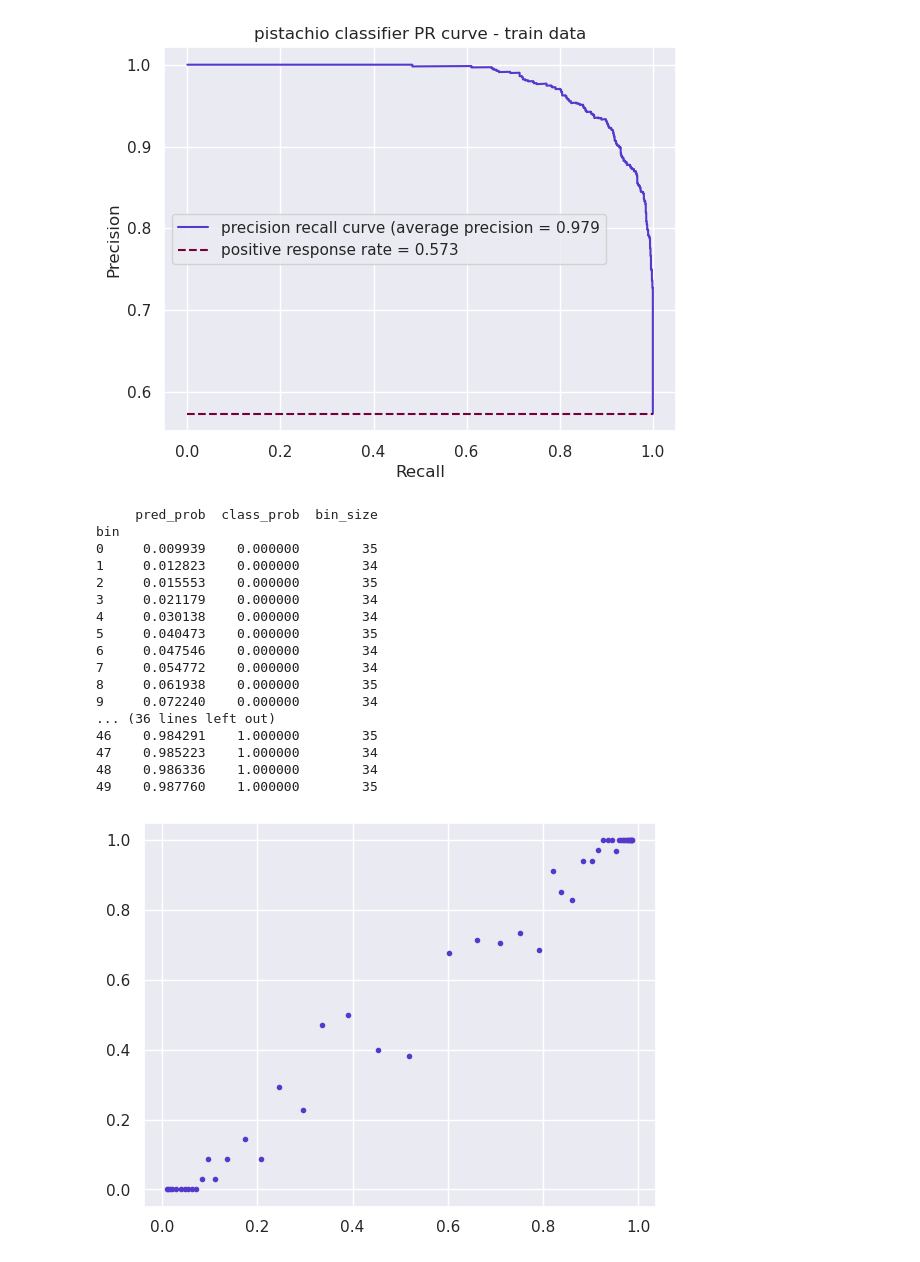
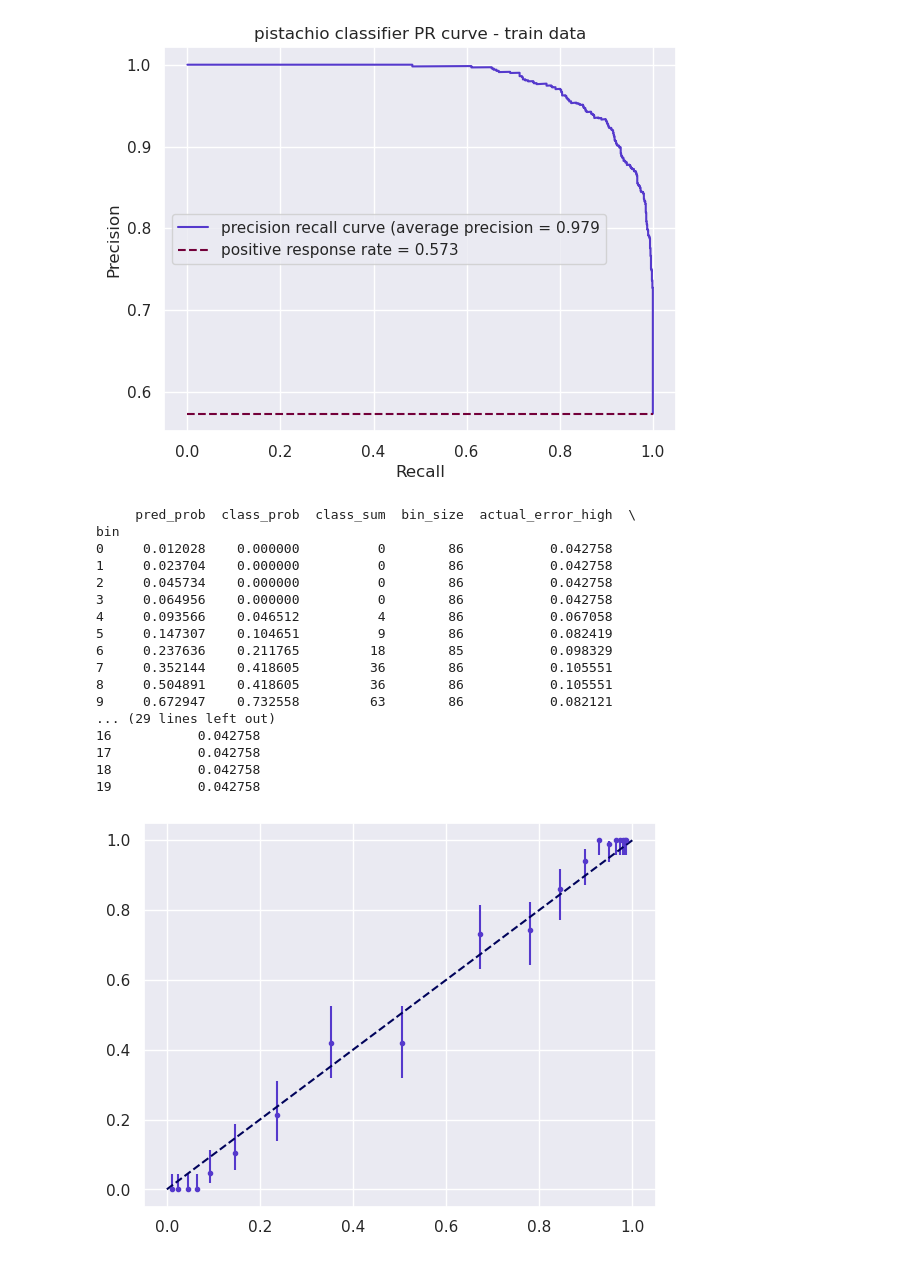
Before and after one commit to petethegreat/pistachio_mlops, a Jupyter notebook: notebook/pistachio.ipynb, the cells around one changed output. Drawn from its saved outputs; the diff is of its cells as text; code cells hidden in the pictures.

```diff
--- a/notebook/pistachio.ipynb
+++ b/notebook/pistachio.ipynb
@@ -715,42 +715,58 @@ fig.savefig('./figures/train_PR_plot.png')
 [figure]
 # %%
 # probability calibration
+import statsmodels
+#statsmodels.stats.proportion.proportion import conf_int
+# statsmodels.stats.proportion.proportion_confint
+from statsmodels.stats.proportion import proportion_confint
 
-def make_prob_calibration_plot(predicted_probs, actual_classes, n_bins: int=20):
+def make_prob_calibration_plot(predicted_probs, actual_classes, n_bins: int=20, alpha = 0.05):
     """bin records, check that proportion of labels in each bin matches mean probability of that bin"""
     bins = pd.qcut(predicted_probs, n_bins, labels=False)
     df = pd.DataFrame({'probability':predicted_probs, 'class':actual_classes, 'bin':bins})
     df = df.sort_values(by='probability',ascending=False).reset_index(drop=True)
     agged = df.groupby('bin').agg(
         pred_prob=pd.NamedAgg('probability','mean'),
         class_prob=pd.NamedAgg('class','mean'),
+        class_sum=pd.NamedAgg('class','sum'),
         bin_size=pd.NamedAgg('class','count')
     )
+    act_err_low, act_err_high = proportion_confint(agged.class_sum, agged.bin_size, method='wilson', alpha = alpha)
+    z_low = scipy.stats.norm.ppf(alpha)
+    z_high = scipy.stats.norm(1.0 - alpha)
+    agged['pred_low']
+    agged['actual_error_high'] = act_err_high  - agged.class_prob
+    agged['actual_error_low'] =  agged.class_prob - act_err_low
+    agged.loc[np.abs(agged.actual_error_high) < 1e-10, 'actual_error_high'] = 0
+
+
+    print(agged)
     # print(agged)
     fig = plt.figure()
     ax = fig.add_axes([0.1,0.1, 0.8, 0.8])
-    ax.plot(agged.pred_prob, agged.class_prob, '.', color=sns.xkcd_rgb['blurple'])
+    ax.errorbar(agged.pred_prob, agged.class_prob, yerr=[agged.actual_error_low, agged.actual_error_high],fmt='.', color=sns.xkcd_rgb['blurple'])
+    ax.plot([0.0,1.0],[0.0,1.0],'--',label='ideal', color=sns.xkcd_rgb['dark blue'])
 
-make_prob_calibration_plot(train_predicted_probs, train_y, n_bins=50)
+make_prob_calibration_plot(train_predicted_probs, train_y, n_bins=20)
 # %% [output]
-     pred_prob  class_prob  bin_size
+     pred_prob  class_prob  class_sum  bin_size  actual_error_high  \
 bin
-0     0.009939    0.000000        35
-1     0.012823    0.000000        34
-2     0.015553    0.000000        35
-3     0.021179    0.000000        34
-4     0.030138    0.000000        34
-5     0.040473    0.000000        35
-6     0.047546    0.000000        34
-7     0.054772    0.000000        34
-8     0.061938    0.000000        35
-9     0.072240    0.000000        34
-... (36 lines left out)
-46    0.984291    1.000000        35
-47    0.985223    1.000000        34
-48    0.986336    1.000000        34
-49    0.987760    1.000000        35
+0     0.012028    0.000000          0        86           0.042758
+1     0.023704    0.000000          0        86           0.042758
+2     0.045734    0.000000          0        86           0.042758
+3     0.064956    0.000000          0        86           0.042758
+4     0.093566    0.046512          4        86           0.067058
+5     0.147307    0.104651          9        86           0.082419
+6     0.237636    0.211765         18        85           0.098329
+7     0.352144    0.418605         36        86           0.105551
+8     0.504891    0.418605         36        86           0.105551
+9     0.672947    0.732558         63        86           0.082121
+... (29 lines left out)
+16           0.042758
+17           0.042758
+18           0.042758
+19           0.042758
-[figure, old version]
+[figure, new version]
 # %%
 # for x in train.columns:
 #     schema = schema.update_column(x, nullable=False)
```
Also changed, not shown: parts of 3 cells of this notebook.
